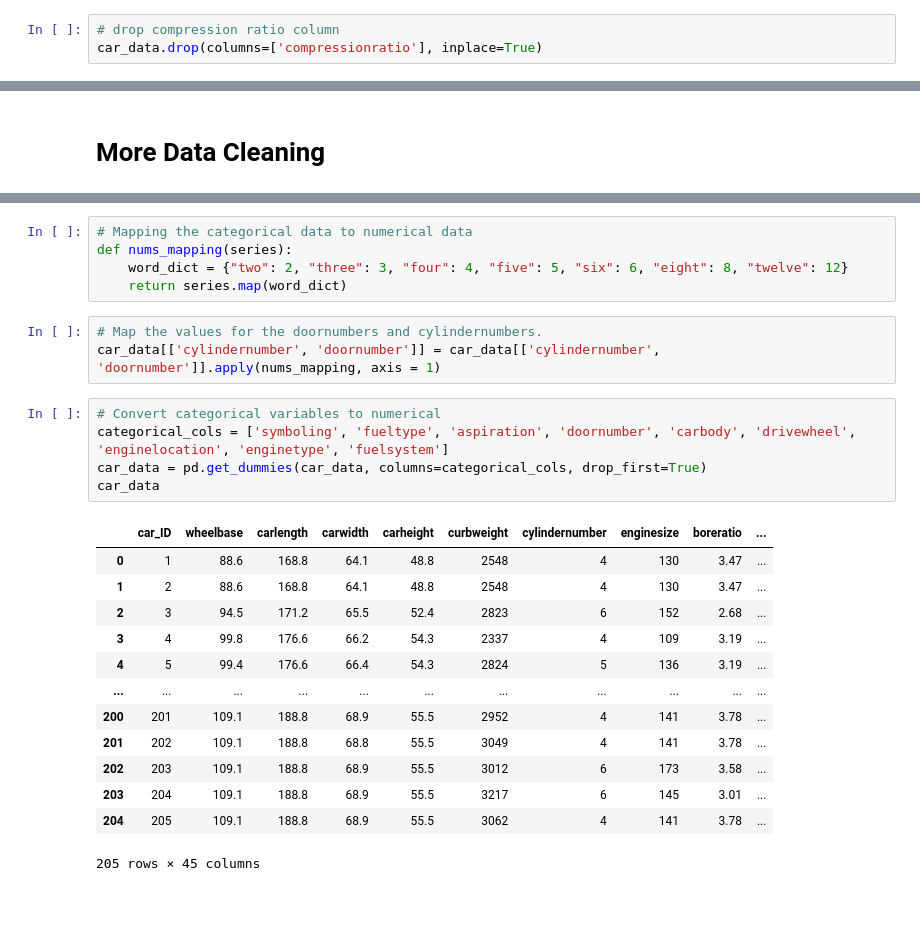
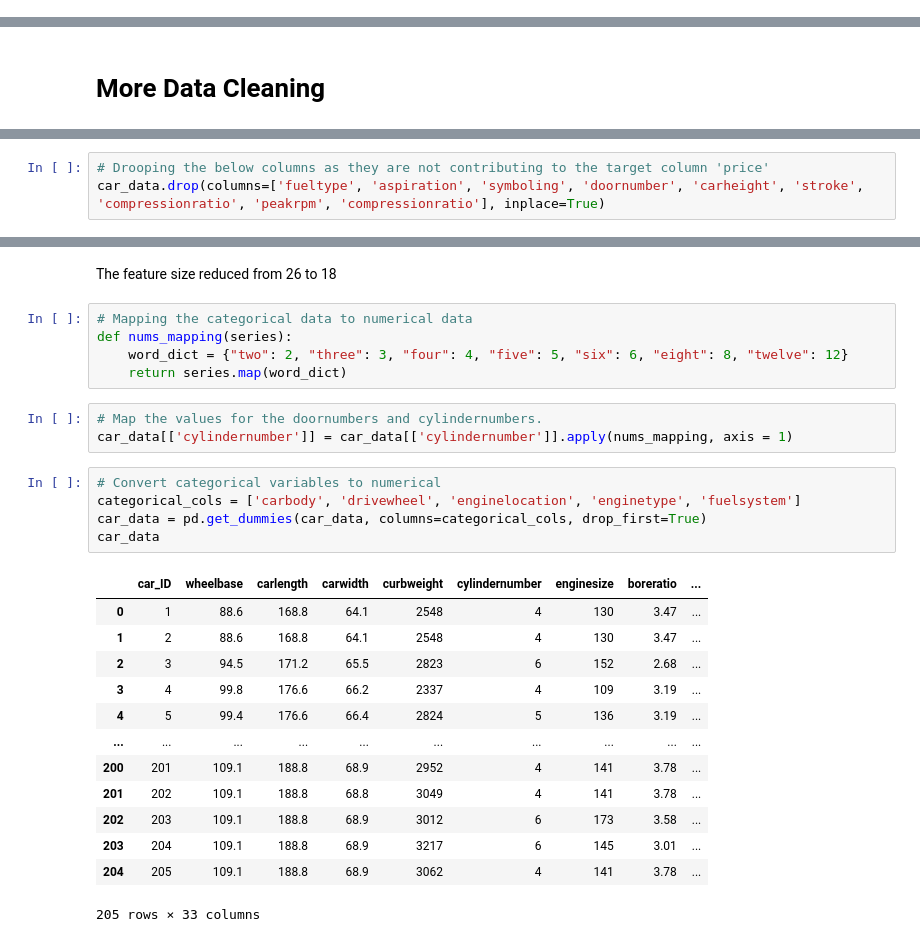
Before and after one commit to sukrutimallesh/Car-price-prediction-model, a Jupyter notebook: car_prediction_model/data_cleaning.ipynb, the cells around one changed output, grey strips where cells are left out. Drawn from its saved outputs; the diff is of its cells as text; blank space fills up the shorter version.

Commit message:
finished data cleaning

```diff
--- a/car_prediction_model/data_cleaning.ipynb
+++ b/car_prediction_model/data_cleaning.ipynb
@@ -372,3 +371,0 @@ Also from the previous heatmap, we can see that compression ratio have positive
-# %%
-# drop compression ratio column
-car_data.drop(columns=['compressionratio'], inplace=True)
@@ -422,0 +558,3 @@ plt.show()
+# %%
+# Drooping the below columns as they are not contributing to the target column 'price'
+car_data.drop(columns=['fueltype', 'aspiration', 'symboling', 'doornumber', 'carheight', 'stroke', 'compressionratio', 'peakrpm', 'compressionratio'], inplace=True)
@@ -423,3 +577,5 @@ plt.show()
+# %% [markdown]
+The feature size reduced from 26 to 18
 # %%
 # Mapping the categorical data to numerical data
 def nums_mapping(series):
@@ -427,23 +583,23 @@ def nums_mapping(series):
     return series.map(word_dict)
 # %%
 # Map the values for the doornumbers and cylindernumbers.
-car_data[['cylindernumber', 'doornumber']] = car_data[['cylindernumber', 'doornumber']].apply(nums_mapping, axis = 1)
+car_data[['cylindernumber']] = car_data[['cylindernumber']].apply(nums_mapping, axis = 1)
 # %%
 # Convert categorical variables to numerical
-categorical_cols = ['symboling', 'fueltype', 'aspiration', 'doornumber', 'carbody', 'drivewheel', 'enginelocation', 'enginetype', 'fuelsystem']
+categorical_cols = ['carbody', 'drivewheel', 'enginelocation', 'enginetype', 'fuelsystem']
 car_data = pd.get_dummies(car_data, columns=categorical_cols, drop_first=True)
 car_data
 # %% [output]
-|  | car_ID | wheelbase | carlength | carwidth | carheight | curbweight | cylindernumber | enginesize | boreratio | ... |
-| 0 | 1 | 88.6 | 168.8 | 64.1 | 48.8 | 2548 | 4 | 130 | 3.47 | ... |
-| 1 | 2 | 88.6 | 168.8 | 64.1 | 48.8 | 2548 | 4 | 130 | 3.47 | ... |
-| 2 | 3 | 94.5 | 171.2 | 65.5 | 52.4 | 2823 | 6 | 152 | 2.68 | ... |
-| 3 | 4 | 99.8 | 176.6 | 66.2 | 54.3 | 2337 | 4 | 109 | 3.19 | ... |
-| 4 | 5 | 99.4 | 176.6 | 66.4 | 54.3 | 2824 | 5 | 136 | 3.19 | ... |
-| ... | ... | ... | ... | ... | ... | ... | ... | ... | ... | ... |
-| 200 | 201 | 109.1 | 188.8 | 68.9 | 55.5 | 2952 | 4 | 141 | 3.78 | ... |
-| 201 | 202 | 109.1 | 188.8 | 68.8 | 55.5 | 3049 | 4 | 141 | 3.78 | ... |
-| 202 | 203 | 109.1 | 188.8 | 68.9 | 55.5 | 3012 | 6 | 173 | 3.58 | ... |
-| 203 | 204 | 109.1 | 188.8 | 68.9 | 55.5 | 3217 | 6 | 145 | 3.01 | ... |
-| 204 | 205 | 109.1 | 188.8 | 68.9 | 55.5 | 3062 | 4 | 141 | 3.78 | ... |
+|  | car_ID | wheelbase | carlength | carwidth | curbweight | cylindernumber | enginesize | boreratio | ... |
+| 0 | 1 | 88.6 | 168.8 | 64.1 | 2548 | 4 | 130 | 3.47 | ... |
+| 1 | 2 | 88.6 | 168.8 | 64.1 | 2548 | 4 | 130 | 3.47 | ... |
+| 2 | 3 | 94.5 | 171.2 | 65.5 | 2823 | 6 | 152 | 2.68 | ... |
+| 3 | 4 | 99.8 | 176.6 | 66.2 | 2337 | 4 | 109 | 3.19 | ... |
+| 4 | 5 | 99.4 | 176.6 | 66.4 | 2824 | 5 | 136 | 3.19 | ... |
+| ... | ... | ... | ... | ... | ... | ... | ... | ... | ... |
+| 200 | 201 | 109.1 | 188.8 | 68.9 | 2952 | 4 | 141 | 3.78 | ... |
+| 201 | 202 | 109.1 | 188.8 | 68.8 | 3049 | 4 | 141 | 3.78 | ... |
+| 202 | 203 | 109.1 | 188.8 | 68.9 | 3012 | 6 | 173 | 3.58 | ... |
+| 203 | 204 | 109.1 | 188.8 | 68.9 | 3217 | 6 | 145 | 3.01 | ... |
+| 204 | 205 | 109.1 | 188.8 | 68.9 | 3062 | 4 | 141 | 3.78 | ... |
-205 rows × 45 columns
+205 rows × 33 columns
```
Also changed, not shown: parts of 14 cells of this notebook.
